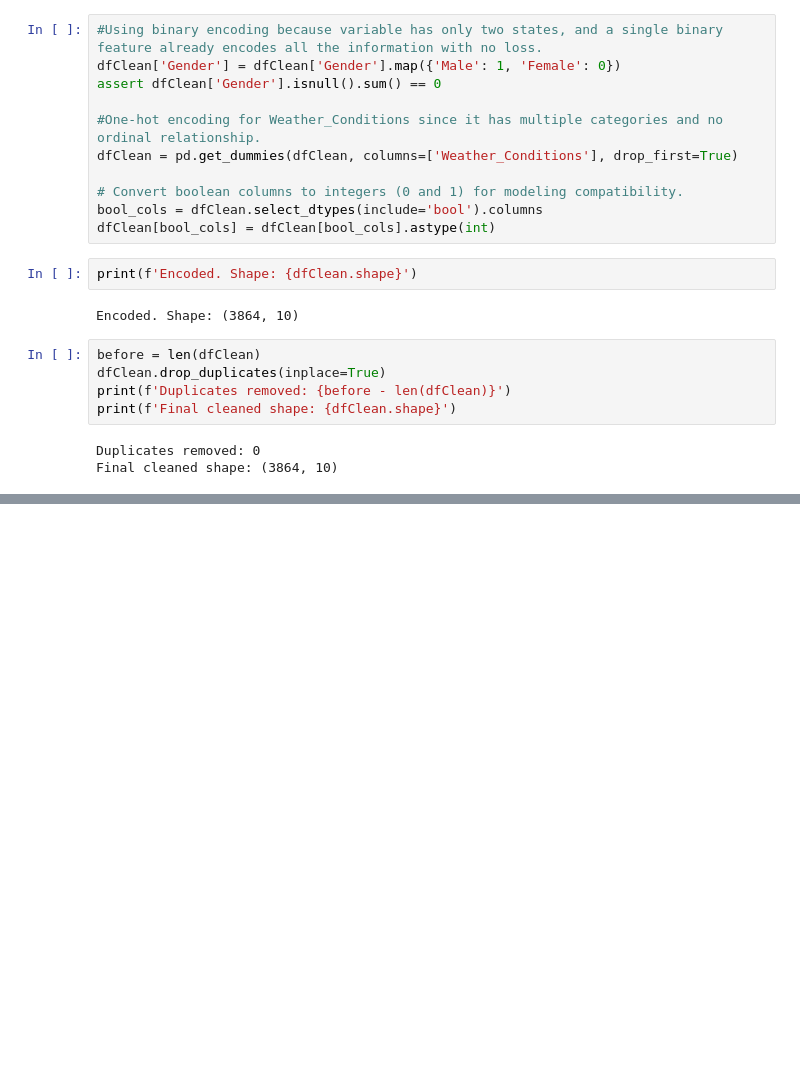
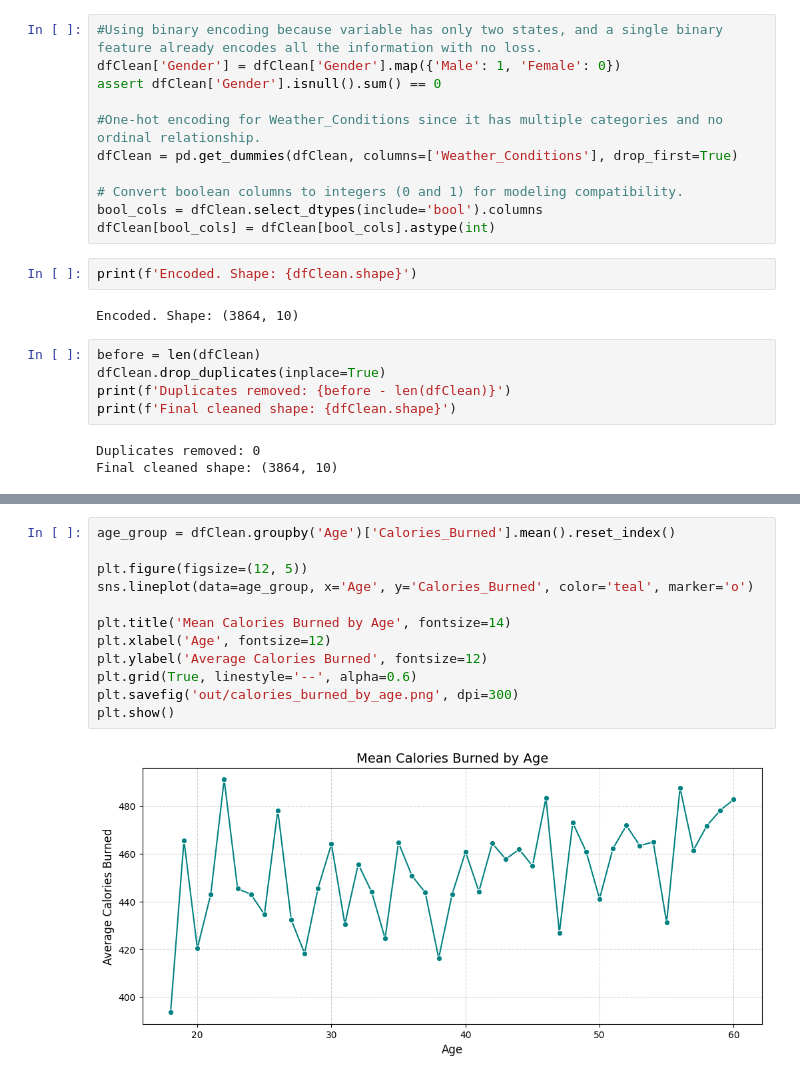
Before and after one commit to heyisula/caloriesense, a Jupyter notebook: trainV4.ipynb, the cells around one changed output, grey strips where cells are left out. Saved outputs shown, nothing was run; the diff lists cells and outputs as text; blank space fills up the shorter version.

```diff
--- a/trainV4.ipynb
+++ b/trainV4.ipynb
@@ -258,0 +276,14 @@ dtype: object
+# %%
+age_group = dfClean.groupby('Age')['Calories_Burned'].mean().reset_index()
+
+plt.figure(figsize=(12, 5))
+sns.lineplot(data=age_group, x='Age', y='Calories_Burned', color='teal', marker='o')
+
+plt.title('Mean Calories Burned by Age', fontsize=14)
+plt.xlabel('Age', fontsize=12)
+plt.ylabel('Average Calories Burned', fontsize=12)
+plt.grid(True, linestyle='--', alpha=0.6)
+plt.savefig('out/calories_burned_by_age.png', dpi=300)
+plt.show()
+# %% [output]
+[figure, added]
```
Also changed, not shown: parts of 22 cells of this notebook, 3 other files.
